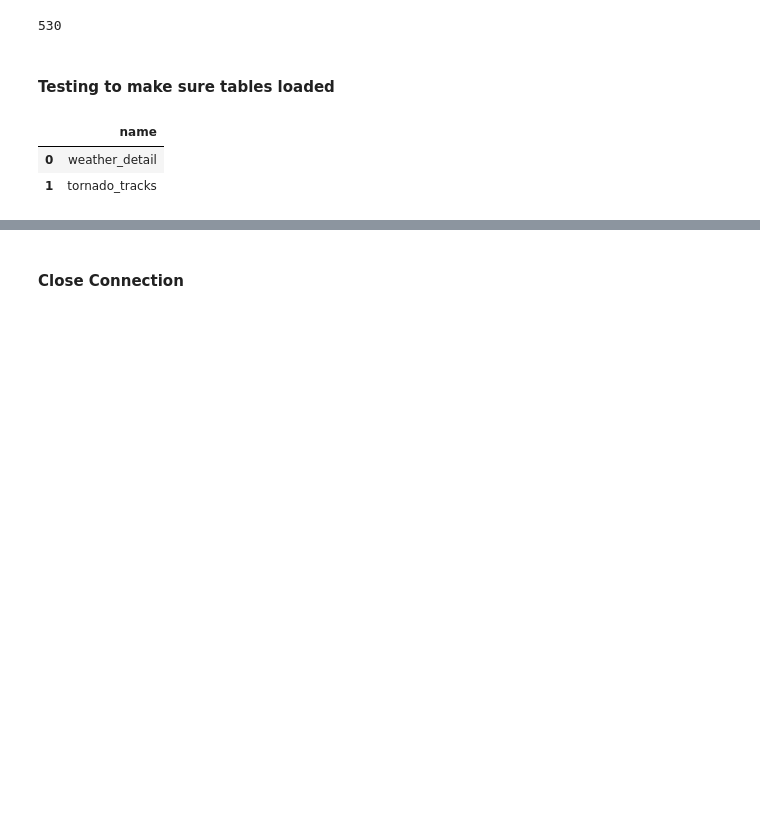
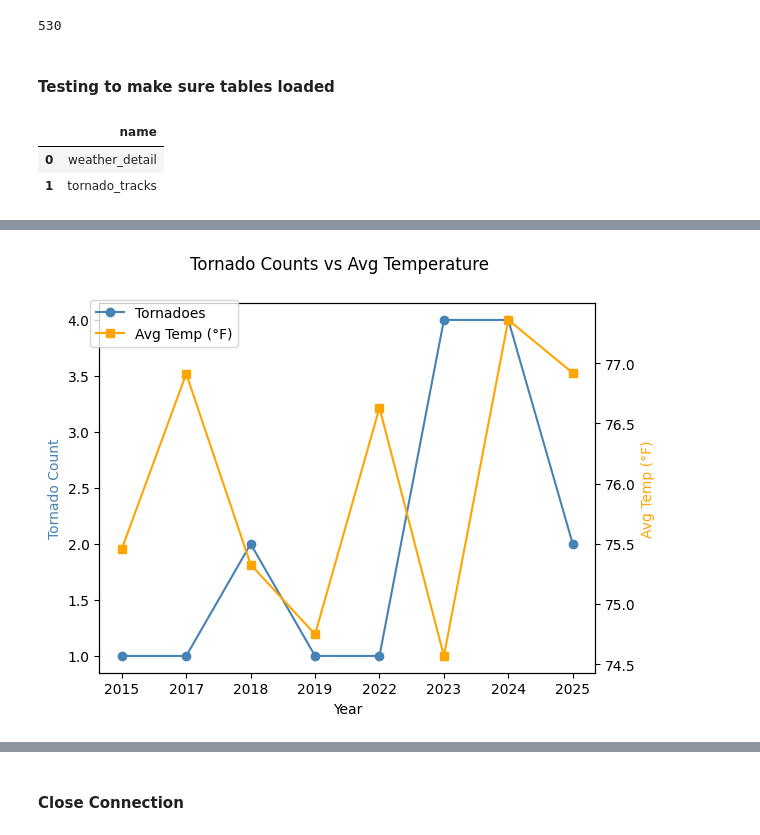
Before and after one commit to eugeniaduke/Is_Tornado_Activity_Increasing, a Jupyter notebook: Notebooks/Tornado_Tracks_Database.ipynb, the cells around one changed output, grey strips where cells are left out. Saved outputs shown, nothing was run; the diff lists cells and outputs as text; code cells hidden in the pictures; blank space fills up the shorter version.

```diff
--- a/Notebooks/Tornado_Tracks_Database.ipynb
+++ b/Notebooks/Tornado_Tracks_Database.ipynb
@@ -123,0 +117,3 @@ df
+# %%
+summer_tornados = get_event_stats(connection, event_type= "Tornado", months=['03','04','05','06','07'])
+summer_tornados
@@ -123,0 +130,18 @@ df
+# %%
+fig, ax1 = plt.subplots()
+
+ax2 = ax1.twinx()  # second y-axis
+
+ax1.plot(summer_tornados["year"], summer_tornados["event_count"], marker="o", color="steelblue", label="Tornadoes")
+ax2.plot(summer_tornados["year"], summer_tornados["avg_temp"], marker="s", color="orange", label="Avg Temp (°F)")
+
+ax1.set_xlabel("Year")
+ax1.set_ylabel("Tornado Count", color="steelblue")
+ax2.set_ylabel("Avg Temp (°F)", color="orange")
+
+fig.suptitle("Tornado Counts vs Avg Temperature")
+fig.legend(loc="upper left", bbox_to_anchor=(0.1,0.9))
+plt.xticks(rotation=45)
+plt.show()
+# %% [output]
+[figure, added]
```
Also changed, not shown: parts of 15 cells of this notebook, 2 other files.
